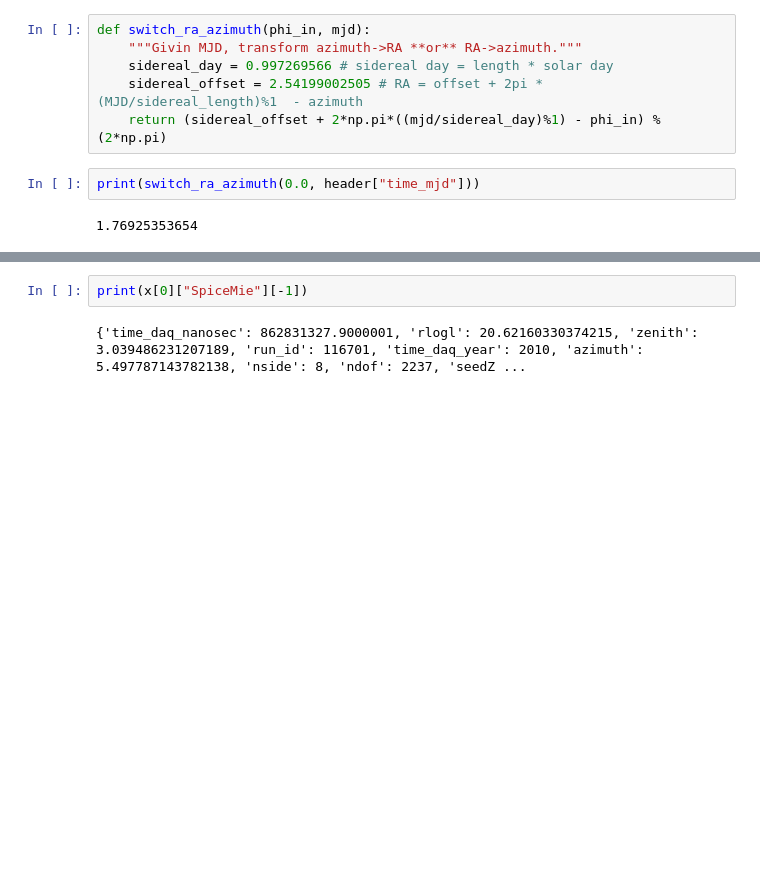
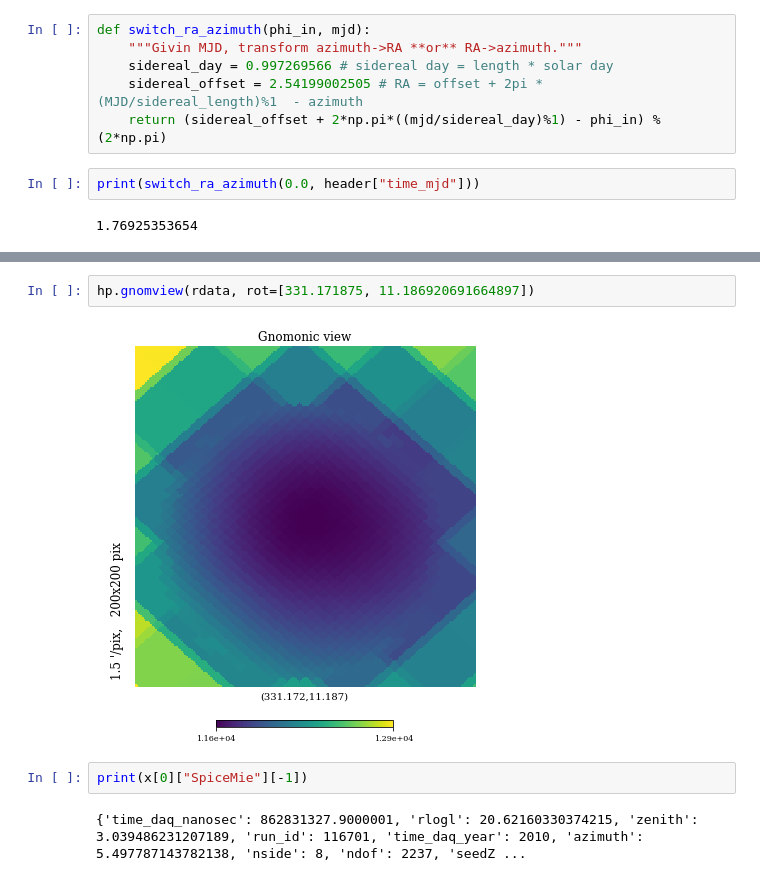
Before and after one commit to robertdstein/millipede_parser, a Jupyter notebook: Parse_contour.ipynb, the cells around one changed output, grey strips where cells are left out. Drawn from its saved outputs; the diff is of its cells as text; blank space fills up the shorter version.

```diff
--- a/Parse_contour.ipynb
+++ b/Parse_contour.ipynb
@@ -74,3 +90,7 @@ hp.mollview(data, rot=[np.degrees(switch_ra_azimuth(0.0, header["time_mjd"])), 1
+# %%
+hp.gnomview(rdata, rot=[331.171875, 11.186920691664897])
+# %% [output]
+[figure, added]
 # %%
 print(x[0]["SpiceMie"][-1])
 # %% [output]
```
Also changed, not shown: parts of 5 cells of this notebook, 4 other files.
